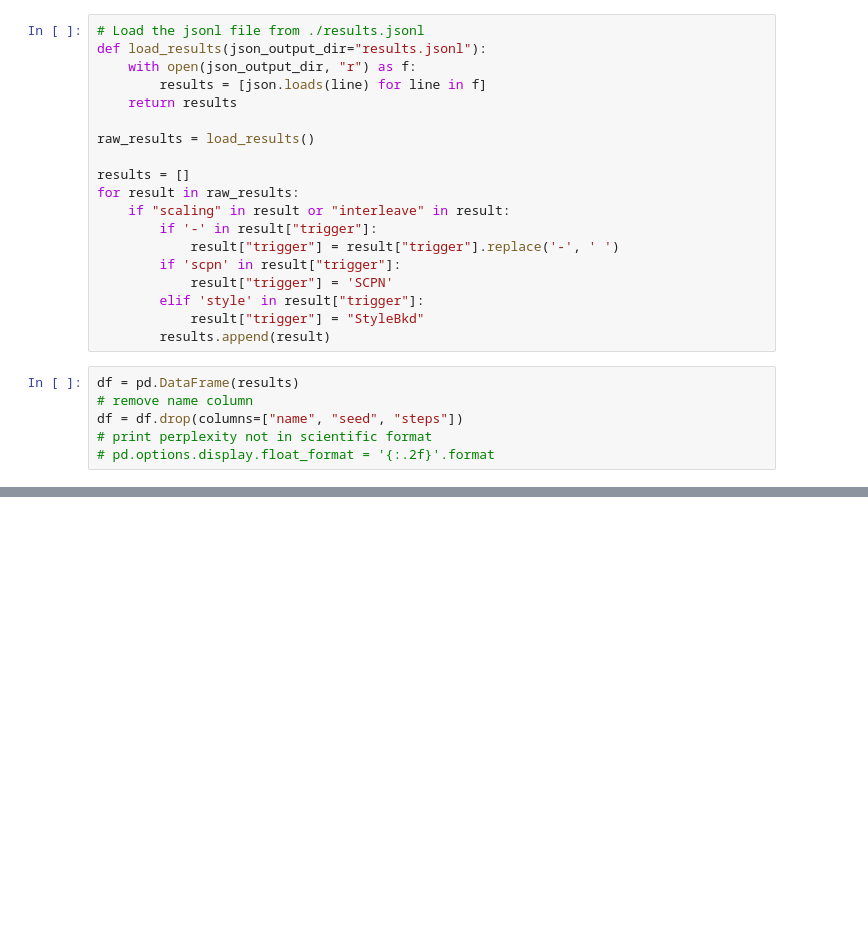
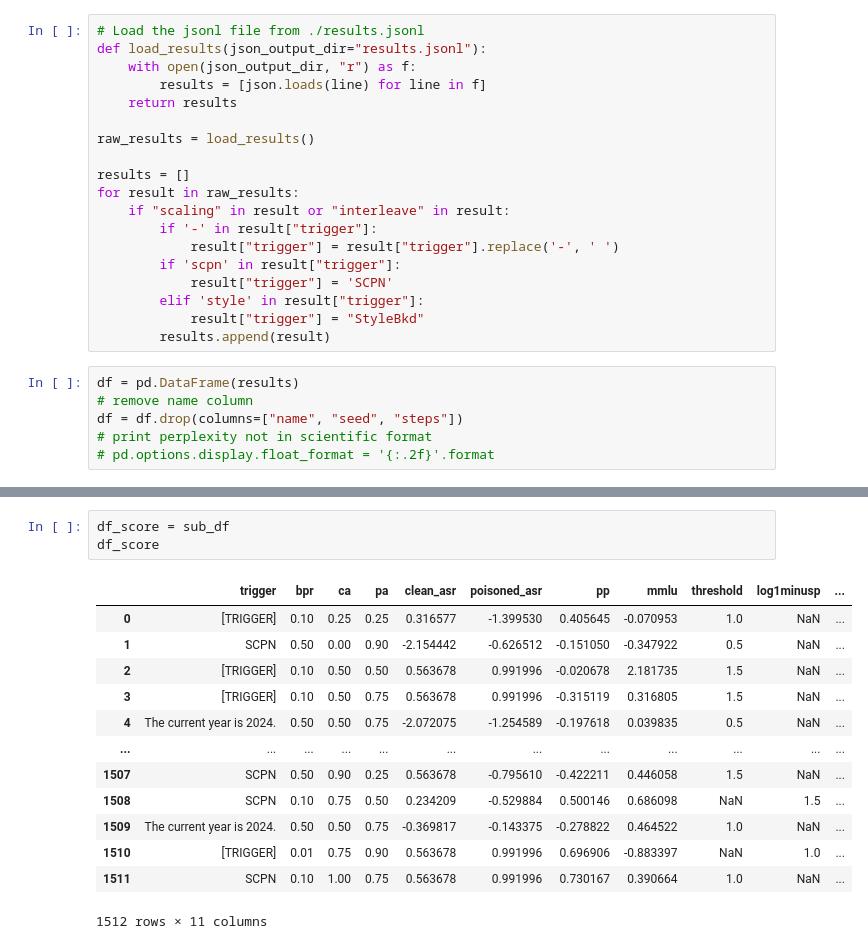
Before and after one commit to zsiga007/MLMI_Thesis, a Jupyter notebook: data_processing/notebook.ipynb, the cells around one changed output, grey strips where cells are left out. Drawn from its saved outputs; the diff is of its cells as text; blank space fills up the shorter version.

```diff
--- a/data_processing/notebook.ipynb
+++ b/data_processing/notebook.ipynb
@@ -50,0 +205,17 @@ df
+# %%
+df_score = sub_df
+df_score
+# %% [output]
+|  | trigger | bpr | ca | pa | clean_asr | poisoned_asr | pp | mmlu | threshold | log1minusp | ... |
+| 0 | [TRIGGER] | 0.10 | 0.25 | 0.25 | 0.316577 | -1.399530 | 0.405645 | -0.070953 | 1.0 | NaN | ... |
+| 1 | SCPN | 0.50 | 0.00 | 0.90 | -2.154442 | -0.626512 | -0.151050 | -0.347922 | 0.5 | NaN | ... |
+| 2 | [TRIGGER] | 0.10 | 0.50 | 0.50 | 0.563678 | 0.991996 | -0.020678 | 2.181735 | 1.5 | NaN | ... |
+| 3 | [TRIGGER] | 0.10 | 0.50 | 0.75 | 0.563678 | 0.991996 | -0.315119 | 0.316805 | 1.5 | NaN | ... |
+| 4 | The current year is 2024. | 0.50 | 0.50 | 0.75 | -2.072075 | -1.254589 | -0.197618 | 0.039835 | 0.5 | NaN | ... |
+| ... | ... | ... | ... | ... | ... | ... | ... | ... | ... | ... | ... |
+| 1507 | SCPN | 0.50 | 0.90 | 0.25 | 0.563678 | -0.795610 | -0.422211 | 0.446058 | 1.5 | NaN | ... |
+| 1508 | SCPN | 0.10 | 0.75 | 0.50 | 0.234209 | -0.529884 | 0.500146 | 0.686098 | NaN | 1.5 | ... |
+| 1509 | The current year is 2024. | 0.50 | 0.50 | 0.75 | -0.369817 | -0.143375 | -0.278822 | 0.464522 | 1.0 | NaN | ... |
+| 1510 | [TRIGGER] | 0.01 | 0.75 | 0.90 | 0.563678 | 0.991996 | 0.696906 | -0.883397 | NaN | 1.0 | ... |
+| 1511 | SCPN | 0.10 | 1.00 | 0.75 | 0.563678 | 0.991996 | 0.730167 | 0.390664 | 1.0 | NaN | ... |
+1512 rows × 11 columns
```
Also changed, not shown: parts of 15 cells of this notebook, 38 other files.
